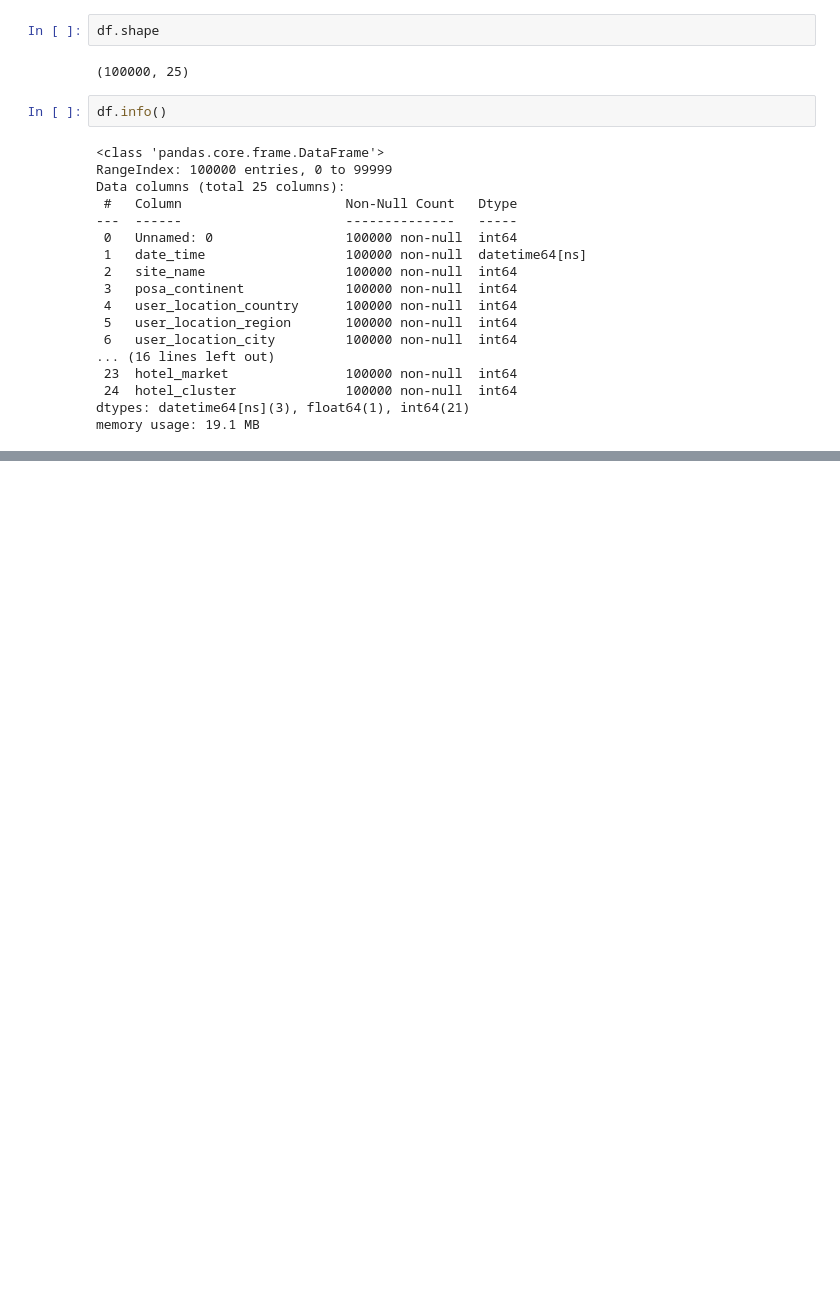
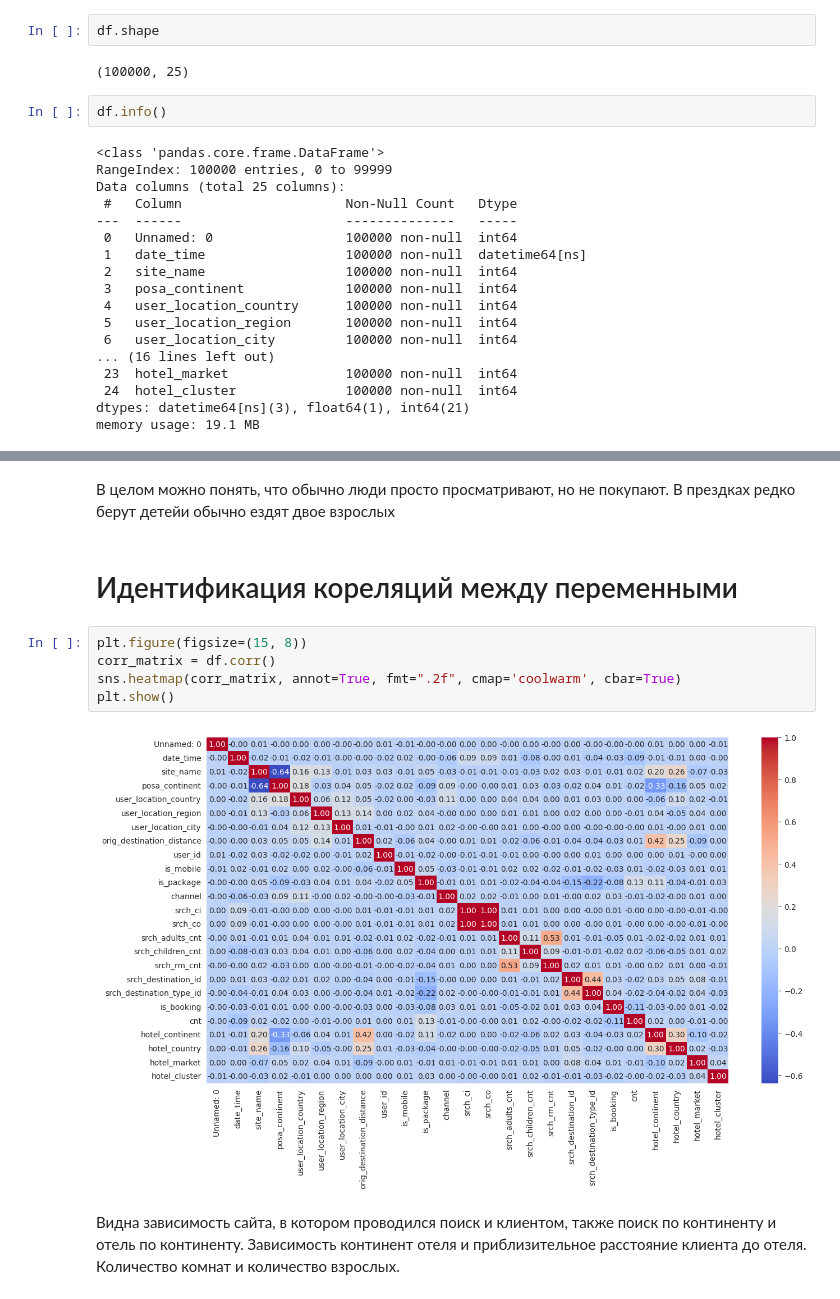
Before and after one commit to Jamchitogrito/TeamClusterization, a Jupyter notebook: TeamWork.ipynb, the cells around one changed output, grey strips where cells are left out. Saved outputs shown, nothing was run; the diff lists cells and outputs as text; blank space fills up the shorter version.

```diff
--- a/TeamWork.ipynb
+++ b/TeamWork.ipynb
@@ -56,0 +119,14 @@ memory usage: 19.1 MB
+# %% [markdown]
+В целом можно понять, что обычно люди просто просматривают, но не покупают. В прездках редко берут детейи обычно ездят двое взрослых
+# %% [markdown]
+# Идентификация кореляций между переменными
+# %%
+plt.figure(figsize=(15, 8))
+corr_matrix = df.corr()
+sns.heatmap(corr_matrix, annot=True, fmt=".2f", cmap='coolwarm', cbar=True)
+plt.show()
+# %% [output]
+[figure, added]
+# %% [markdown]
+Видна зависимость сайта, в котором проводился поиск и клиентом, также поиск по континенту и отель по континенту. Зависимость континент отеля и приблизительное расстояние клиента до отеля.
+Количество комнат и количество взрослых.
```
Also changed, not shown: parts of 7 cells of this notebook, 1 other file.
